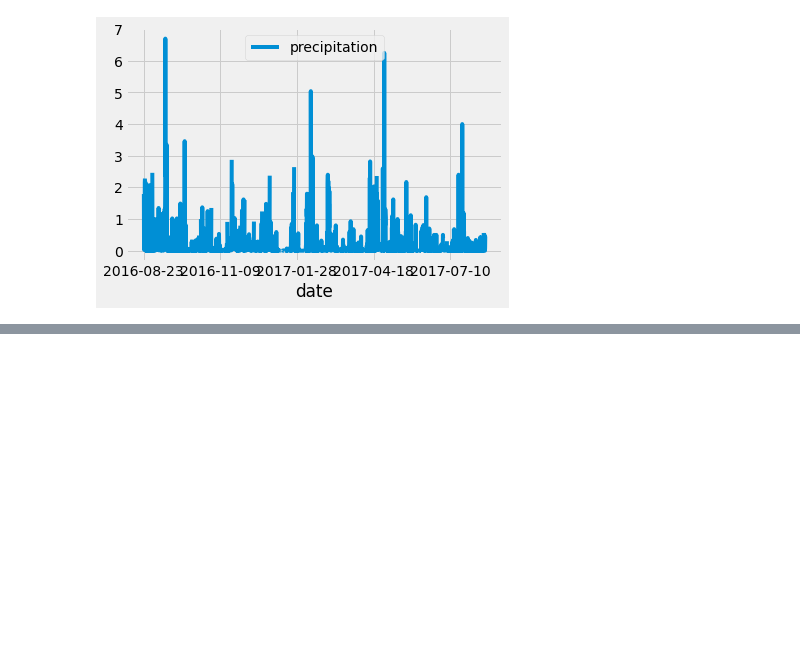
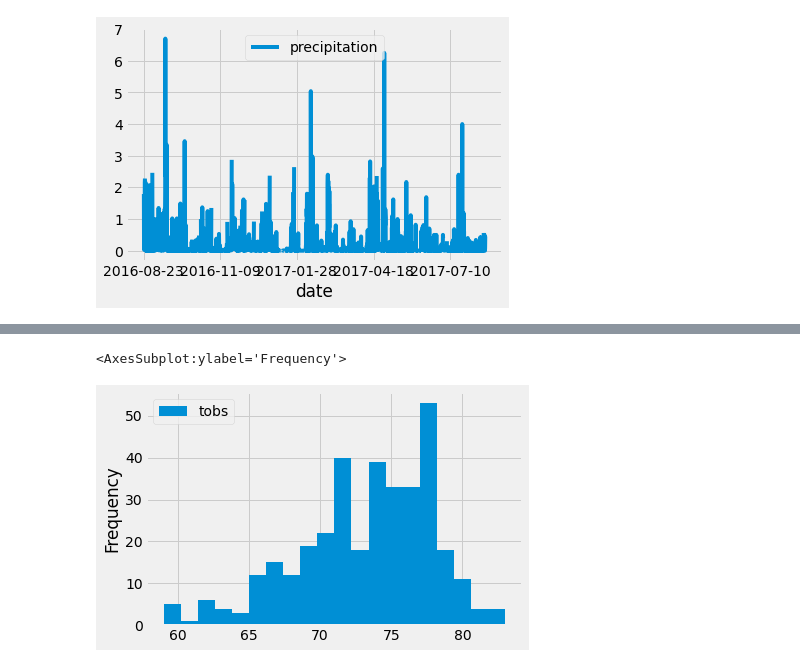
Before and after one commit to Enagai-nagai/surfs_up, a Jupyter notebook: climate_analysis.ipynb, the cells around one changed output, grey strips where cells are left out. Saved outputs shown, nothing was run; the diff lists cells and outputs as text; code cells hidden in the pictures; blank space fills up the shorter version.

```diff
--- a/climate_analysis.ipynb
+++ b/climate_analysis.ipynb
@@ -82,3 +124,10 @@ df.plot()
+# %%
+# Skill Drill
+
+df.plot.hist(bins=20)
+# %% [output]
+<AxesSubplot:ylabel='Frequency'>
+[figure, added]
 # %%
 # Write a function called `calc_temps` that will accept start date and end date in the format '%Y-%m-%d'
 # and return the minimum, average, and maximum temperatures for that range of dates
```
Also changed, not shown: parts of 21 cells of this notebook, 4 other files.
